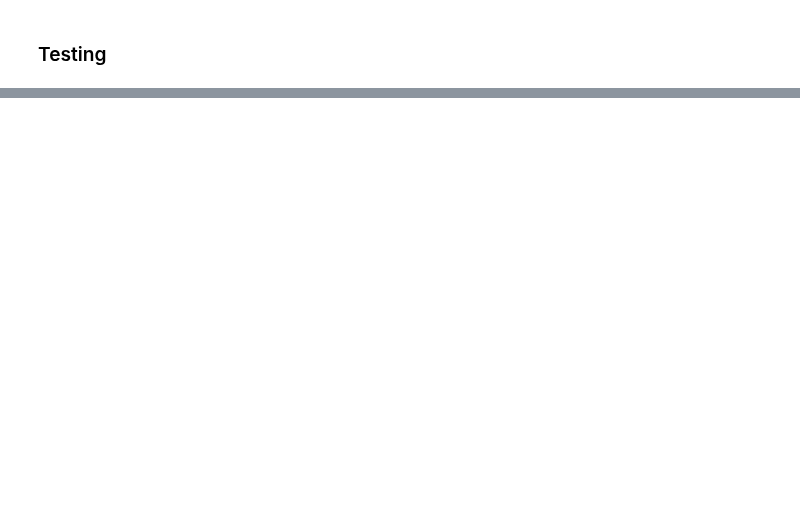
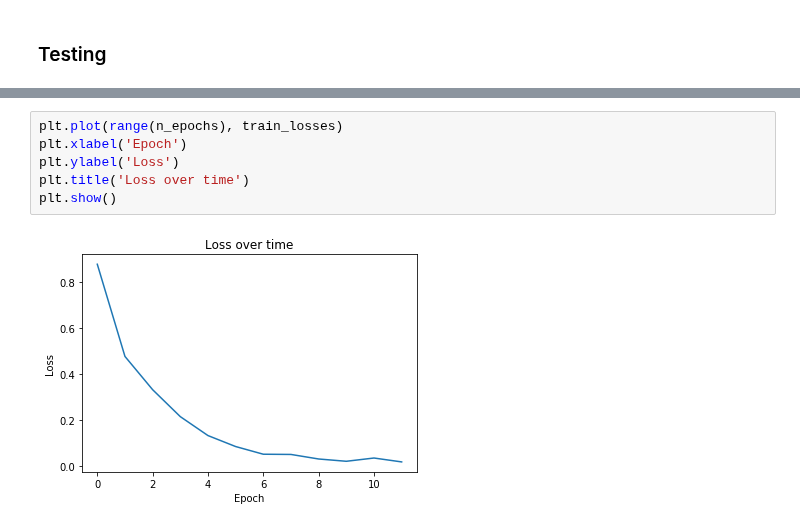
Before and after one commit to LukasMut/ATNLP, a Jupyter notebook: experiment_1a.ipynb, the cells around one changed output, grey strips where cells are left out. Saved outputs shown, nothing was run; the diff lists cells and outputs as text; blank space fills up the shorter version.

```diff
--- a/experiment_1a.ipynb
+++ b/experiment_1a.ipynb
@@ -575,0 +696,8 @@ test_acc = test(test_dl,
+# %%
+plt.plot(range(n_epochs), train_losses)
+plt.xlabel('Epoch')
+plt.ylabel('Loss')
+plt.title('Loss over time')
+plt.show()
+# %% [output]
+[figure, added]
```
Also changed, not shown: parts of 2 cells of this notebook, 2 other files.
